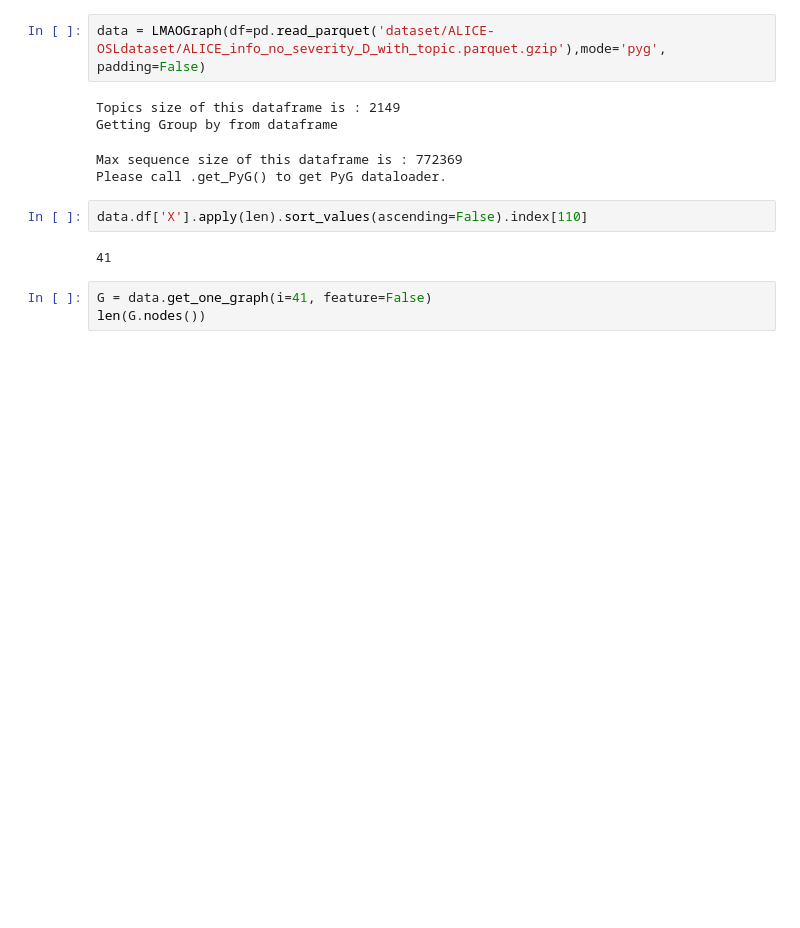
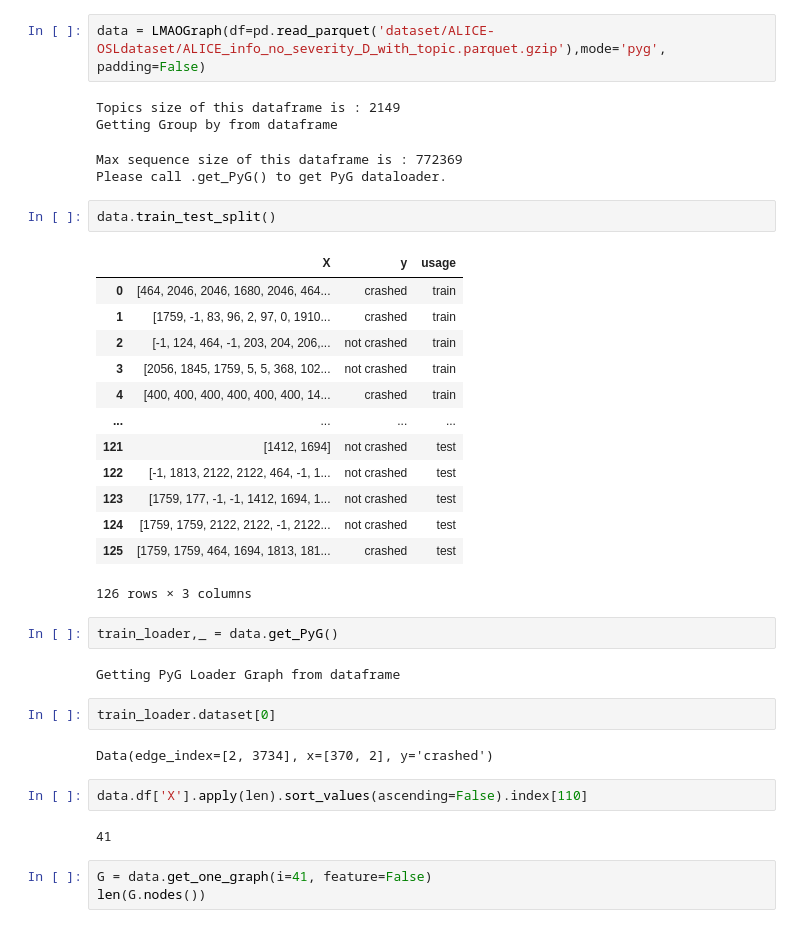
Before and after one commit to northnpk/LMAO, a Jupyter notebook: example_alice_info.ipynb, the cells around one changed output. Cells and saved outputs as stored; diff of their text form; blank space fills up the shorter version.

Commit message:
[FIX] Fixing embeddings != None problem in lmao/graph/

```diff
--- a/example_alice_info.ipynb
+++ b/example_alice_info.ipynb
@@ -139,6 +139,30 @@ Topics size of this dataframe is : 2149
 Getting Group by from dataframe
 Max sequence size of this dataframe is : 772369
 Please call .get_PyG() to get PyG dataloader.
+# %%
+data.train_test_split()
+# %% [output]
+|  | X | y | usage |
+| 0 | [464, 2046, 2046, 1680, 2046, 464... | crashed | train |
+| 1 | [1759, -1, 83, 96, 2, 97, 0, 1910... | crashed | train |
+| 2 | [-1, 124, 464, -1, 203, 204, 206,... | not crashed | train |
+| 3 | [2056, 1845, 1759, 5, 5, 368, 102... | not crashed | train |
+| 4 | [400, 400, 400, 400, 400, 400, 14... | crashed | train |
+| ... | ... | ... | ... |
+| 121 | [1412, 1694] | not crashed | test |
+| 122 | [-1, 1813, 2122, 2122, 464, -1, 1... | not crashed | test |
+| 123 | [1759, 177, -1, -1, 1412, 1694, 1... | not crashed | test |
+| 124 | [1759, 1759, 2122, 2122, -1, 2122... | not crashed | test |
+| 125 | [1759, 1759, 464, 1694, 1813, 181... | crashed | test |
+126 rows × 3 columns
+# %%
+train_loader,_ = data.get_PyG()
+# %% [output]
+Getting PyG Loader Graph from dataframe
+# %%
+train_loader.dataset[0]
+# %% [output]
+Data(edge_index=[2, 3734], x=[370, 2], y='crashed')
 # %%
 data.df['X'].apply(len).sort_values(ascending=False).index[110]
 # %% [output]
```
Also changed, not shown: 2 other files.
